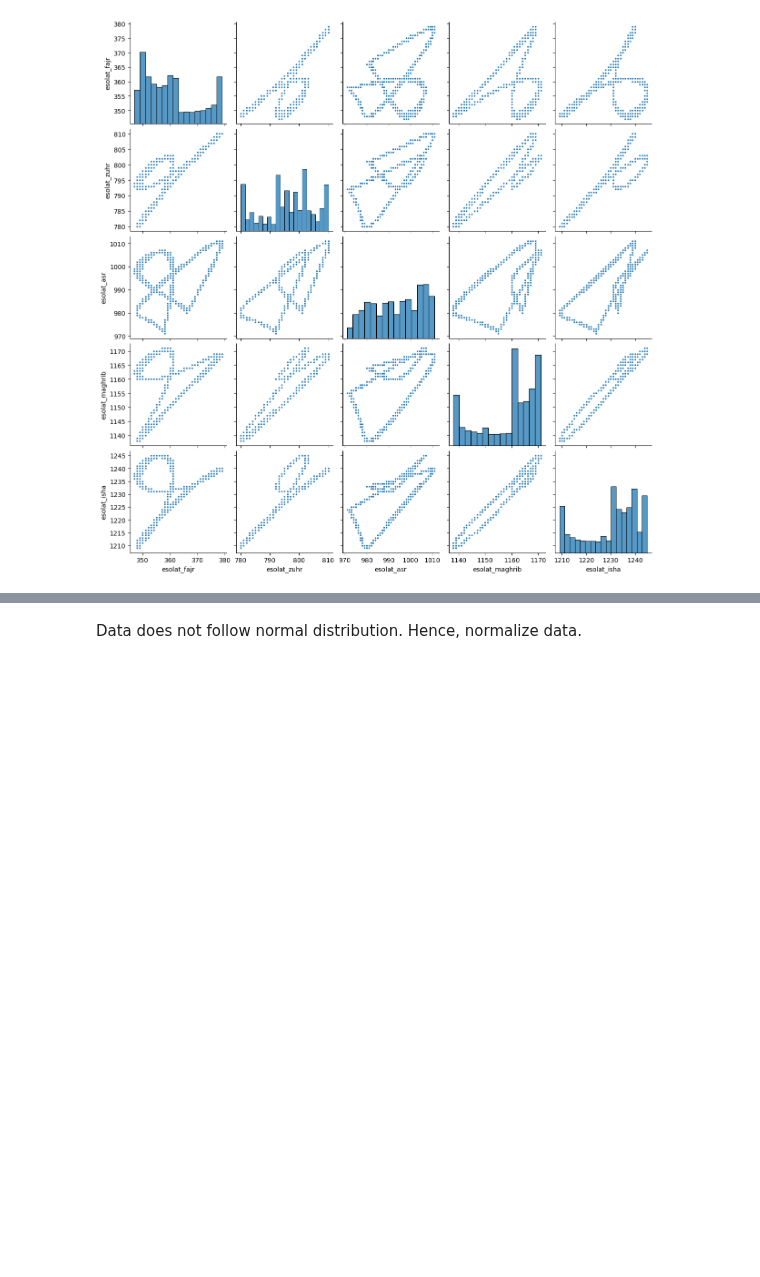
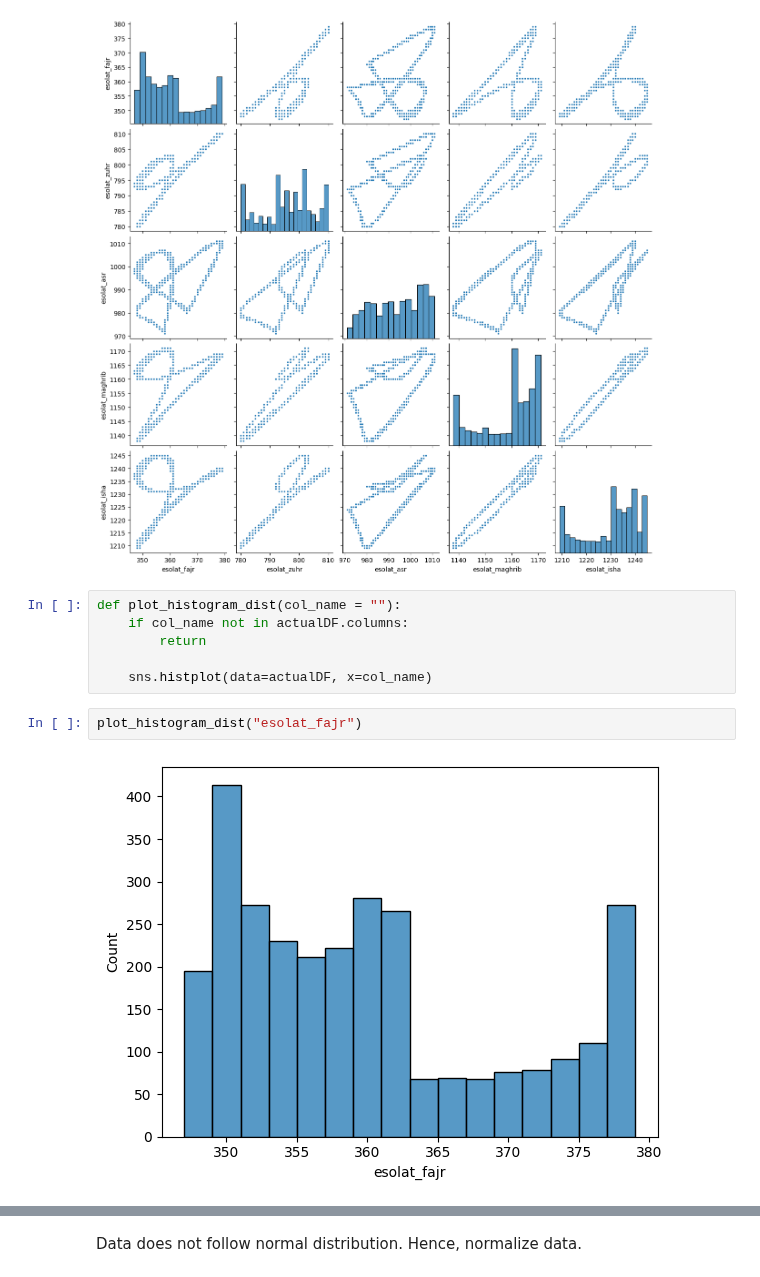
Before and after one commit to azamsuratem/predictprayertimes, a Jupyter notebook: python/objective_2_new.ipynb, the cells around one changed output, grey strips where cells are left out. Drawn from its saved outputs; the diff is of its cells as text; blank space fills up the shorter version.

Commit message:
add individual histogram plots to clearly check data distribution

```diff
--- a/python/objective_2_new.ipynb
+++ b/python/objective_2_new.ipynb
@@ -58,3 +58,13 @@ sns.pairplot(
 plt.show()
 # %% [output]
 [figure]
+# %%
+def plot_histogram_dist(col_name = ""):
+    if col_name not in actualDF.columns:
+        return
+
+    sns.histplot(data=actualDF, x=col_name)
+# %%
+plot_histogram_dist("esolat_fajr")
+# %% [output]
+[figure, added]
```
Also changed, not shown: parts of 19 cells of this notebook.
